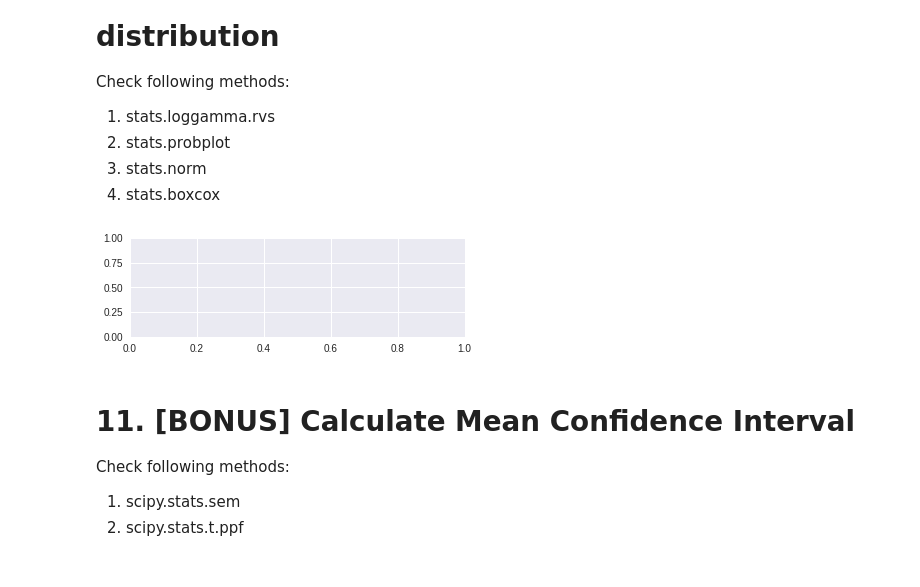
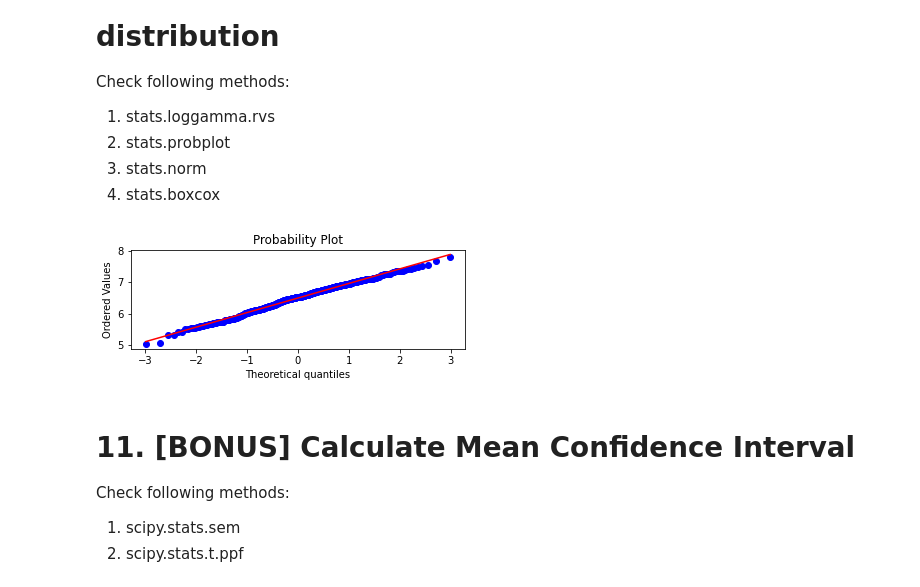
Before and after one commit to ACL2020-data/DataScience-IOD, a Jupyter notebook: Lab 1.1.4 Statistics - part 2 Lab.ipynb, the cells around one changed output. Cells and saved outputs as stored; diff of their text form; code cells hidden in the pictures.

```diff
--- a/Lab 1.1.4 Statistics - part 2 Lab.ipynb
+++ b/Lab 1.1.4 Statistics - part 2 Lab.ipynb
@@ -230,11 +242,13 @@ Check following methods:
 # %%
 from scipy import stats
 import matplotlib.pyplot as plt
 fig = plt.figure()
 ax1 = fig.add_subplot(211)
 x = stats.loggamma.rvs(5, size=500) + 5
+stats.probplot(x,plot = ax1)
+plt.show()
 # %% [output]
-[figure, old version]
+[figure, new version]
 # %% [markdown]
 # 11. [BONUS] Calculate Mean Confidence Interval
 
```
Also changed, not shown: parts of 3 cells of this notebook.
